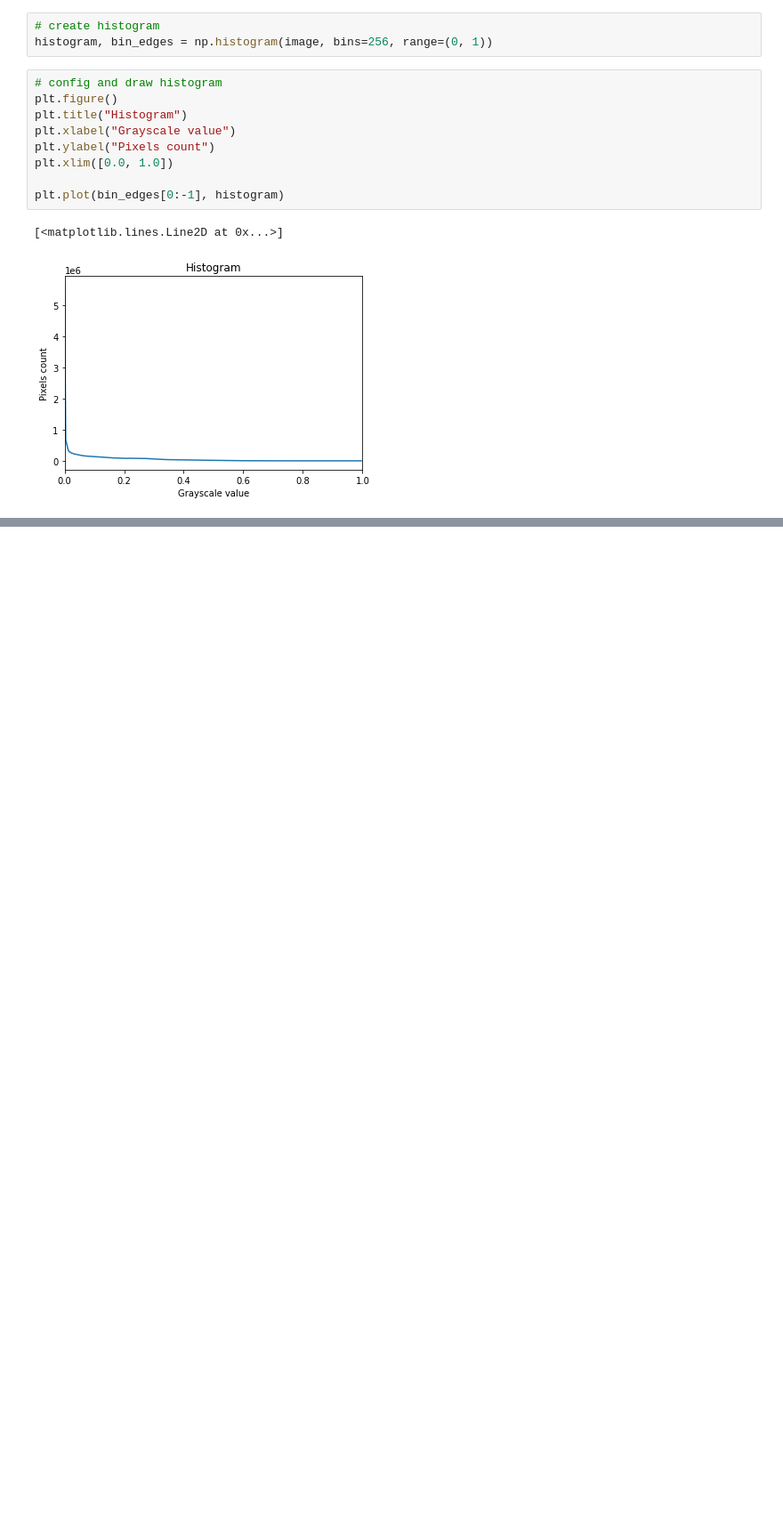
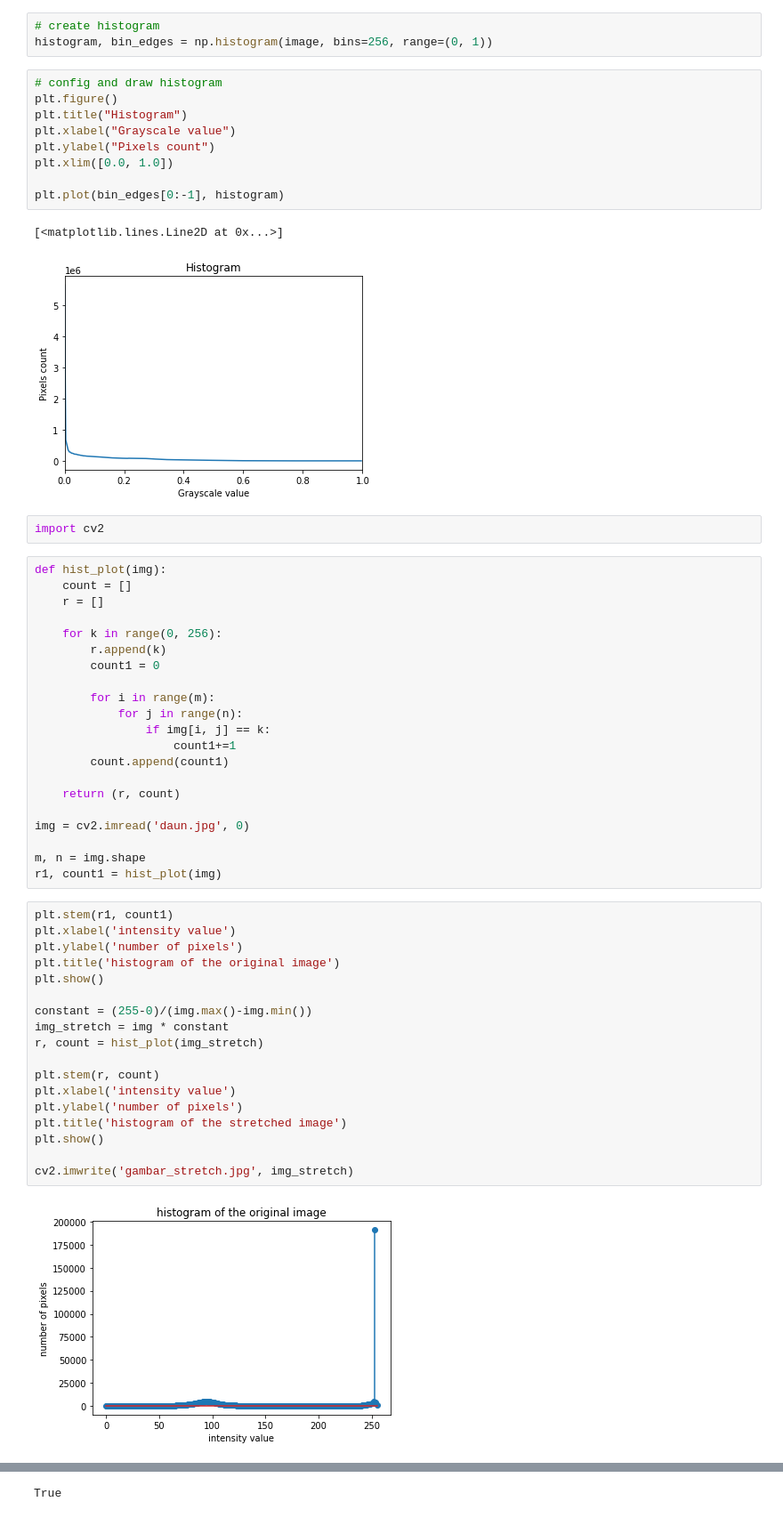
Before and after one commit to farhanalmoza/semester5, a Jupyter notebook: PENGOLAHAN CITRA DIGITAL/Tugas/2. Histogram/20081010060_histogram.ipynb, the cells around one changed output, grey strips where cells are left out. Shown: that part at 89% size. Drawn from its saved outputs; the diff is of its cells as text; blank space fills up the shorter version.

```diff
--- a/PENGOLAHAN CITRA DIGITAL/Tugas/2. Histogram/20081010060_histogram.ipynb
+++ b/PENGOLAHAN CITRA DIGITAL/Tugas/2. Histogram/20081010060_histogram.ipynb
@@ -60,3 +60,46 @@ plt.plot(bin_edges[0:-1], histogram)
 # %% [output]
 [<matplotlib.lines.Line2D at 0x...>]
 [figure]
+# %%
+import cv2
+# %%
+def hist_plot(img):
+    count = []
+    r = []
+
+    for k in range(0, 256):
+        r.append(k)
+        count1 = 0
+
+        for i in range(m):
+            for j in range(n):
+                if img[i, j] == k:
+                    count1+=1
+        count.append(count1)
+
+    return (r, count)
+
+img = cv2.imread('daun.jpg', 0)
+
+m, n = img.shape
+r1, count1 = hist_plot(img)
+# %%
+plt.stem(r1, count1)
+plt.xlabel('intensity value')
+plt.ylabel('number of pixels')
+plt.title('histogram of the original image')
+plt.show()
+
+constant = (255-0)/(img.max()-img.min())
+img_stretch = img * constant
+r, count = hist_plot(img_stretch)
+
+plt.stem(r, count)
+plt.xlabel('intensity value')
+plt.ylabel('number of pixels')
+plt.title('histogram of the stretched image')
+plt.show()
+
+cv2.imwrite('gambar_stretch.jpg', img_stretch)
+# %% [output]
+[figure, added]
@@ -62,0 +107 @@ plt.plot(bin_edges[0:-1], histogram)
+True
```
Also changed, not shown: parts of 1 cell of this notebook, 3 other files.
